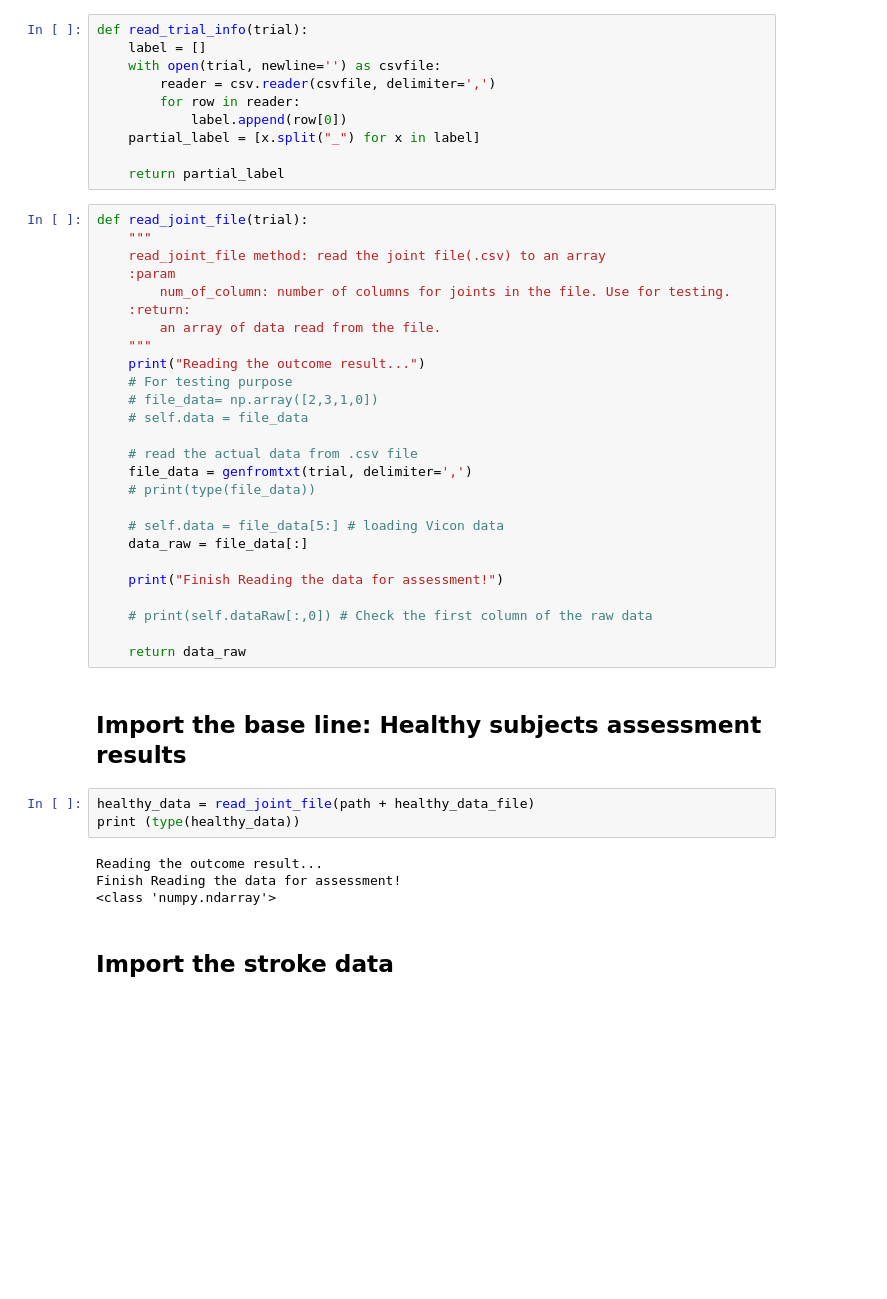
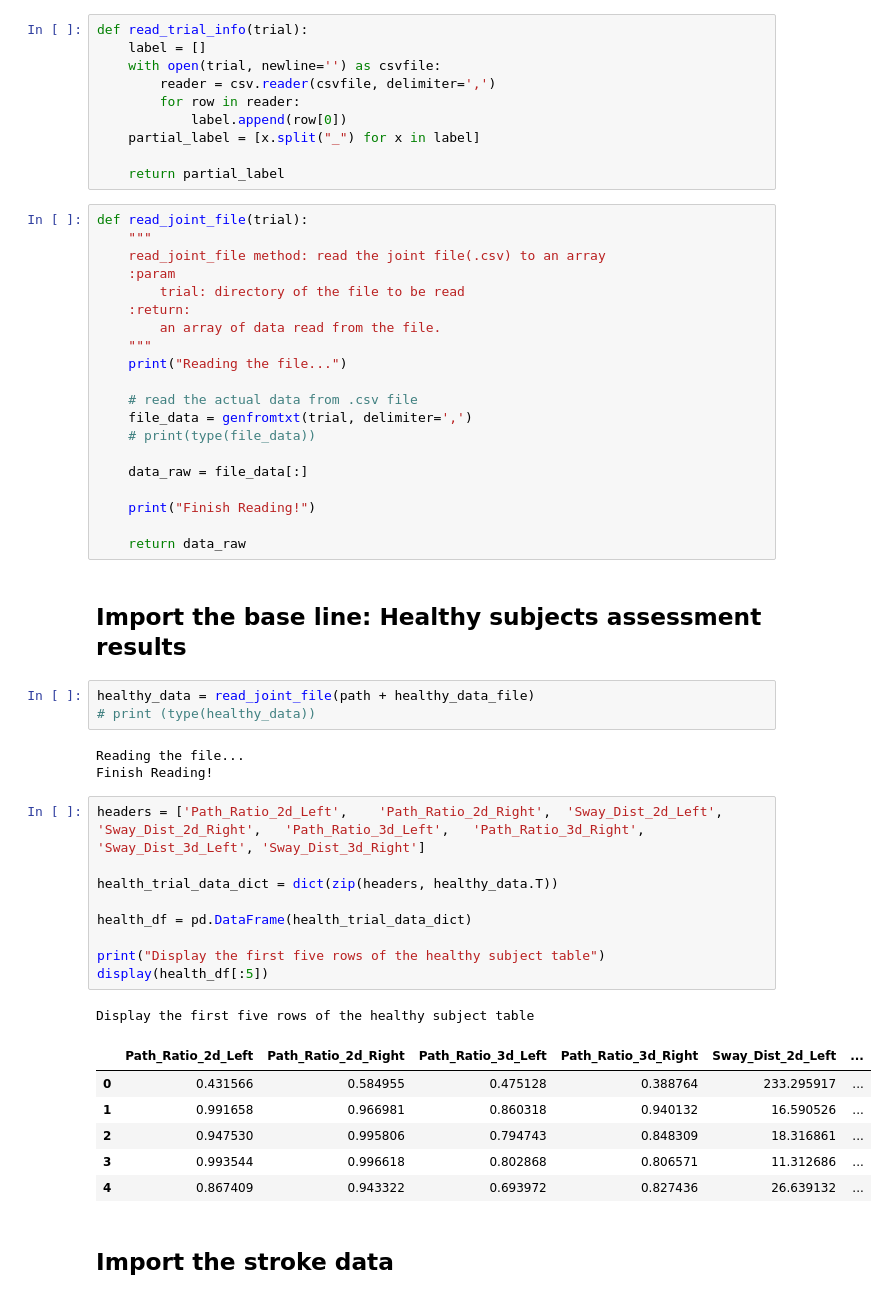
Before and after one commit to MengxuanMa2016/Data_Visualization_Python, a Jupyter notebook: Efficiency_Assessment_Results_Visualization.ipynb, the cells around one changed output. Drawn from its saved outputs; the diff is of its cells as text; blank space fills up the shorter version.

```diff
--- a/Efficiency_Assessment_Results_Visualization.ipynb
+++ b/Efficiency_Assessment_Results_Visualization.ipynb
@@ -68,36 +85,46 @@ def read_joint_file(trial):
     """
     read_joint_file method: read the joint file(.csv) to an array
     :param
-        num_of_column: number of columns for joints in the file. Use for testing.
+        trial: directory of the file to be read
     :return:
         an array of data read from the file.
     """
-    print("Reading the outcome result...")
-    # For testing purpose
-    # file_data= np.array([2,3,1,0])
-    # self.data = file_data
+    print("Reading the file...")
 
     # read the actual data from .csv file
     file_data = genfromtxt(trial, delimiter=',')
     # print(type(file_data))
 
-    # self.data = file_data[5:] # loading Vicon data
     data_raw = file_data[:]
 
-    print("Finish Reading the data for assessment!")
-
-    # print(self.dataRaw[:,0]) # Check the first column of the raw data
+    print("Finish Reading!")
 
     return data_raw
 # %% [markdown]
 ## Import the base line: Healthy subjects assessment results
 # %%
 healthy_data = read_joint_file(path + healthy_data_file)
-print (type(healthy_data))
+# print (type(healthy_data))
 # %% [output]
-Reading the outcome result...
-Finish Reading the data for assessment!
-<class 'numpy.ndarray'>
+Reading the file...
+Finish Reading!
+# %%
+headers = ['Path_Ratio_2d_Left',	'Path_Ratio_2d_Right',	'Sway_Dist_2d_Left',	'Sway_Dist_2d_Right',	'Path_Ratio_3d_Left',	'Path_Ratio_3d_Right',	'Sway_Dist_3d_Left', 'Sway_Dist_3d_Right']
+
+health_trial_data_dict = dict(zip(headers, healthy_data.T))
+
+health_df = pd.DataFrame(health_trial_data_dict)
+
+print("Display the first five rows of the healthy subject table")
+display(health_df[:5])
+# %% [output]
+Display the first five rows of the healthy subject table
+|  | Path_Ratio_2d_Left | Path_Ratio_2d_Right | Path_Ratio_3d_Left | Path_Ratio_3d_Right | Sway_Dist_2d_Left | ... |
+| 0 | 0.431566 | 0.584955 | 0.475128 | 0.388764 | 233.295917 | ... |
+| 1 | 0.991658 | 0.966981 | 0.860318 | 0.940132 | 16.590526 | ... |
+| 2 | 0.947530 | 0.995806 | 0.794743 | 0.848309 | 18.316861 | ... |
+| 3 | 0.993544 | 0.996618 | 0.802868 | 0.806571 | 11.312686 | ... |
+| 4 | 0.867409 | 0.943322 | 0.693972 | 0.827436 | 26.639132 | ... |
 # %% [markdown]
 ## Import the stroke data
 # %%
```
Also changed, not shown: parts of 12 cells of this notebook.
